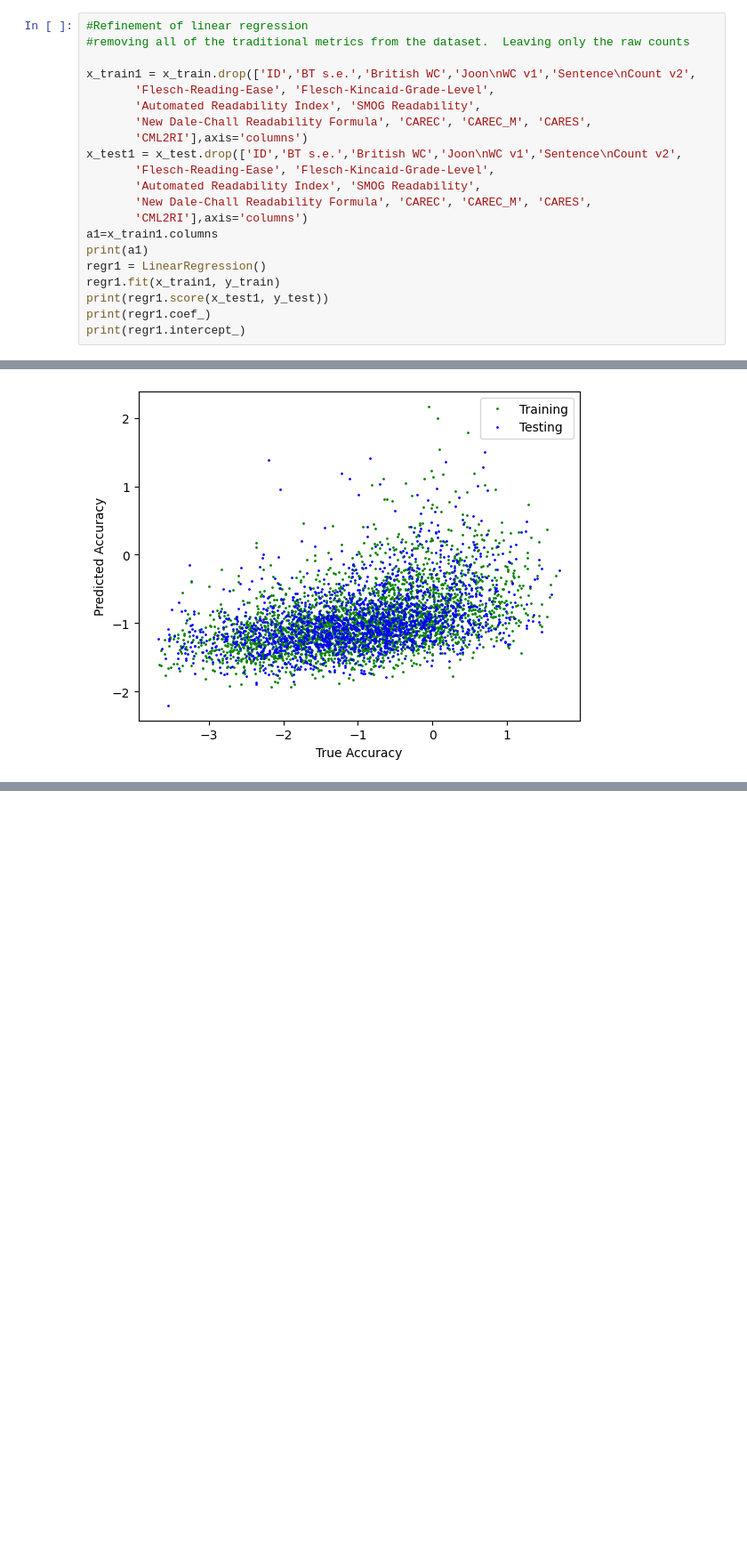
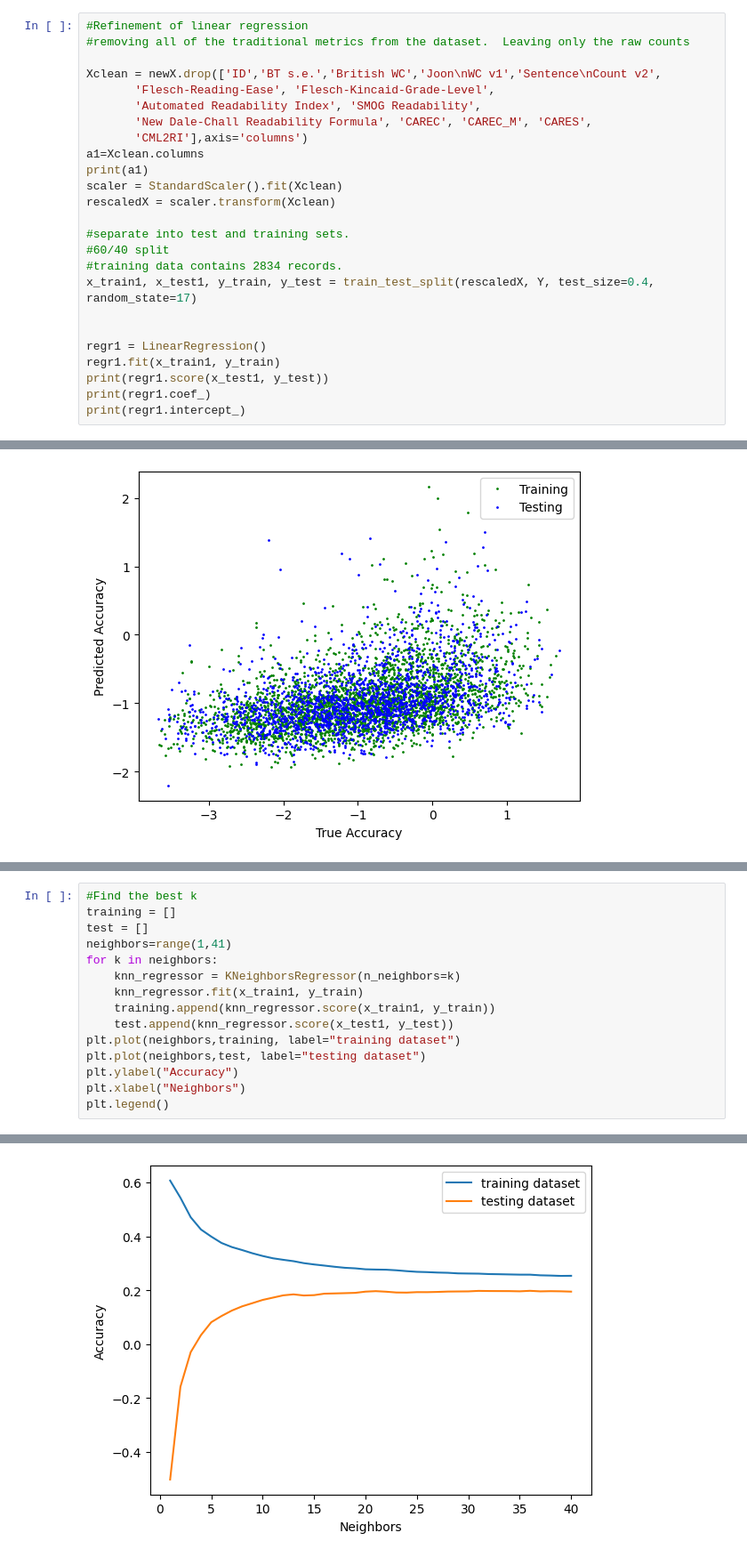
Before and after one commit to CatTaborEP/ProjectMLUTEP, a Jupyter notebook: MLProject.ipynb, the cells around one changed output, grey strips where cells are left out. Shown: that part at 89% size. Cells and saved outputs as stored; diff of their text form; blank space fills up the shorter version.

```diff
--- a/MLProject.ipynb
+++ b/MLProject.ipynb
@@ -77,18 +87,22 @@ plt.show()
 #Refinement of linear regression
 #removing all of the traditional metrics from the dataset.  Leaving only the raw counts
 
-x_train1 = x_train.drop(['ID','BT s.e.','British WC','Joon\nWC v1','Sentence\nCount v2',
+Xclean = newX.drop(['ID','BT s.e.','British WC','Joon\nWC v1','Sentence\nCount v2',
        'Flesch-Reading-Ease', 'Flesch-Kincaid-Grade-Level',
        'Automated Readability Index', 'SMOG Readability',
        'New Dale-Chall Readability Formula', 'CAREC', 'CAREC_M', 'CARES',
        'CML2RI'],axis='columns')
-x_test1 = x_test.drop(['ID','BT s.e.','British WC','Joon\nWC v1','Sentence\nCount v2',
-       'Flesch-Reading-Ease', 'Flesch-Kincaid-Grade-Level',
-       'Automated Readability Index', 'SMOG Readability',
-       'New Dale-Chall Readability Formula', 'CAREC', 'CAREC_M', 'CARES',
-       'CML2RI'],axis='columns')
-a1=x_train1.columns
+a1=Xclean.columns
 print(a1)
+scaler = StandardScaler().fit(Xclean)
+rescaledX = scaler.transform(Xclean)
+
+#separate into test and training sets.
+#60/40 split
+#training data contains 2834 records.
+x_train1, x_test1, y_train, y_test = train_test_split(rescaledX, Y, test_size=0.4, random_state=17)
+
+
 regr1 = LinearRegression()
 regr1.fit(x_train1, y_train)
 print(regr1.score(x_test1, y_test))
@@ -123,0 +166,16 @@ plt.show()
+# %%
+#Find the best k
+training = []
+test = []
+neighbors=range(1,41)
+for k in neighbors:
+    knn_regressor = KNeighborsRegressor(n_neighbors=k)
+    knn_regressor.fit(x_train1, y_train)
+    training.append(knn_regressor.score(x_train1, y_train))
+    test.append(knn_regressor.score(x_test1, y_test))
+plt.plot(neighbors,training, label="training dataset")
+plt.plot(neighbors,test, label="testing dataset")
+plt.ylabel("Accuracy")
+plt.xlabel("Neighbors")
+plt.legend()
+# %% [output]
@@ -123,0 +183 @@ plt.show()
+[figure, added]
```
Also changed, not shown: parts of 13 cells of this notebook.
